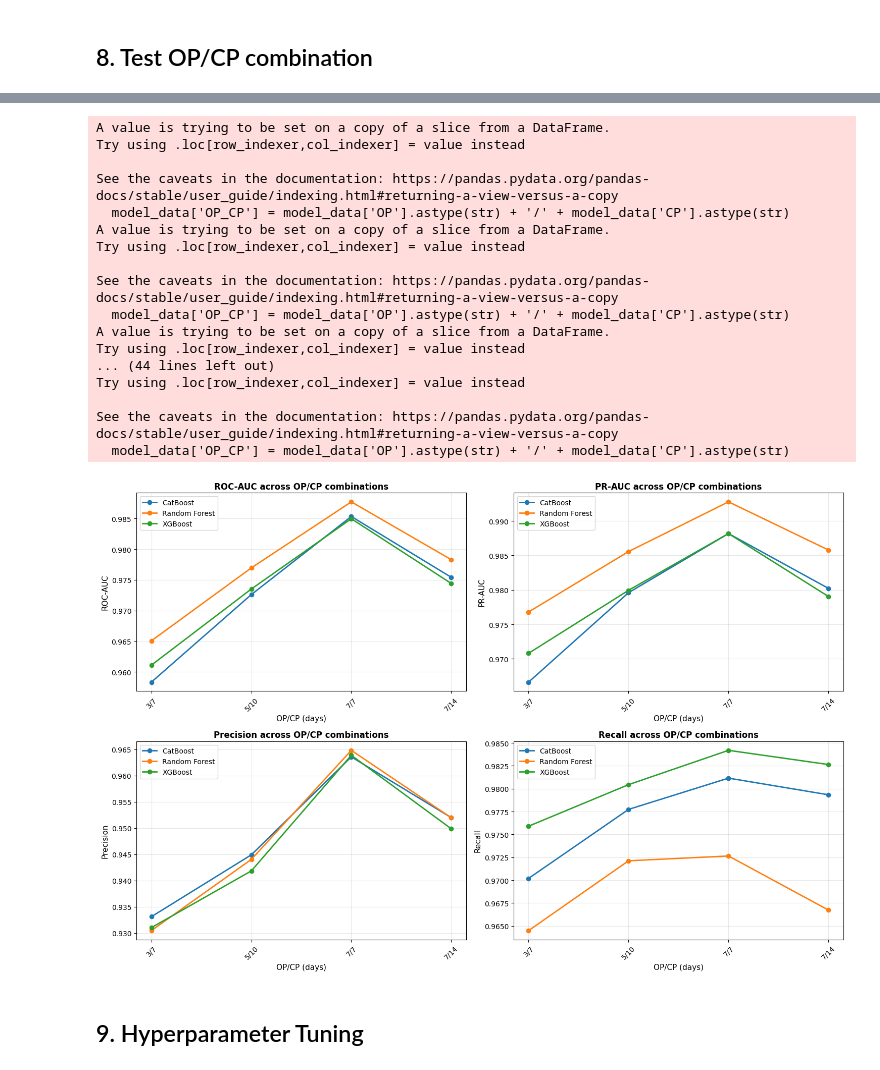
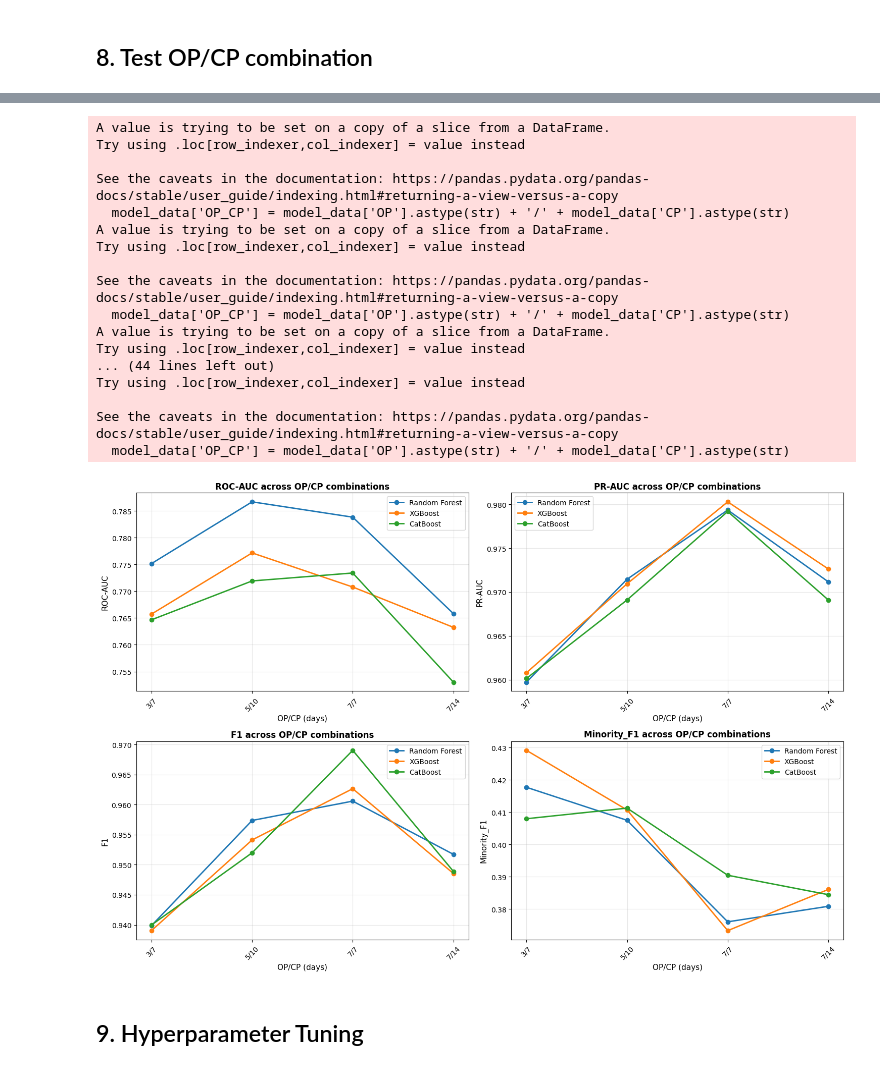
Before and after one commit to catherine0911/Customer-Data, a Jupyter notebook: Group project.ipynb, the cells around one changed output, grey strips where cells are left out. Cells and saved outputs as stored; diff of their text form; code cells hidden in the pictures.

```diff
--- a/Group project.ipynb
+++ b/Group project.ipynb
@@ -684,32 +719,36 @@ X_test_step1 = pd.DataFrame(X_test, columns=selected_features)
 # %%
 # Step 2: Correlation Analysis
-corr_matrix = X_step1.corr().abs()
+corr_matrix_train = X_train_step1.corr().abs()
+
 # Find pairs of highly correlated features
 high_corr_pairs = []
-for i in range(len(corr_matrix.columns)):
-    for j in range(i+1, len(corr_matrix.columns)):
-        if corr_matrix.iloc[i, j] > 0.9:  # threshold: 90% correlation
+for i in range(len(corr_matrix_train.columns)):
+    for j in range(i+1, len(corr_matrix_train.columns)):
+        if corr_matrix_train.iloc[i, j] > 0.9:
             high_corr_pairs.append({
-                'feature1': corr_matrix.columns[i],
-                'feature2': corr_matrix.columns[j],
-                'correlation': corr_matrix.iloc[i, j]
+                'feature1': corr_matrix_train.columns[i],
+                'feature2': corr_matrix_train.columns[j],
+                'correlation': corr_matrix_train.iloc[i, j]
             })
 
 print(f"  Found {len(high_corr_pairs)} highly correlated pairs (r > 0.9)")
 # For highly correlated pairs, keep the one with higher importance from Random Forest
 rf_importance = RandomForestClassifier(n_estimators=100, random_state=42, n_jobs=-1)
-rf_importance.fit(X_step1, y)
+rf_importance.fit(X_train_step1, y_train)
+importance_dict = dict(zip(X_train_step1.columns, rf_importance.feature_importances_))
 
-importance_dict = dict(zip(X_step1.columns, rf_importance.feature_importances_))
-
+# Remove lower importance features in highly correlated pairs
 features_to_remove = set()
 for pair in high_corr_pairs:
     f1, f2 = pair['feature1'], pair['feature2']
+    if f1 not in importance_dict or f2 not in importance_dict:
+        continue
     # Remove the feature with lower importance
     if importance_dict[f1] < importance_dict[f2]:
         features_to_remove.add(f1)
     else:
         features_to_remove.add(f2)
+
     print(f"  - Removing '{f1 if importance_dict[f1] < importance_dict[f2] else f2}' "
           f"(corr={pair['correlation']:.3f} with '{f2 if importance_dict[f1] < importance_dict[f2] else f1}')")
 
@@ -717,11 +756,11 @@ X_train_final = X_train_step1.drop(columns=list(features_to_remove))
 X_test_final = X_test_step1.drop(columns=list(features_to_remove))
 
 print(f"  Removed {len(features_to_remove)} correlated features")
-print(f"  Remaining: {X_step1.shape[1]} features")
+print(f"  Remaining: {X_train_final.shape[1]} features")
 
 # Heatmap of remaining features correlation
 plt.figure(figsize=(12, 10))
-sns.heatmap(X_final.corr(), cmap='coolwarm', center=0, annot=False, fmt=".2f")
+sns.heatmap(X_train_final.corr(), cmap='coolwarm', center=0, annot=False, fmt=".2f")
 plt.title('Correlation Matrix of Selected Features')
 plt.show()
 # %% [output]
@@ -1247,9 +785,8 @@ ValueError: X has 25 features, but RandomForestClassifier is expecting 34 featur
 # %%
-#Handle class imbalance with SMOTE
-smote = SMOTE(random_state=42)
-X_train, y_train = smote.fit_resample(X_train_final, y_train)
+# Address class imbalance with SMOTEENN
+smt = SMOTEENN(random_state=42, sampling_strategy=0.5)
+X_train_res, y_train_res = smt.fit_resample(X_train_final, y_train)
 
-print(f"Training set size: {len(X_train)}")
-print(f"Test set size: {len(X_test)}")
-print("Churn distribution in training set:",y_train.value_counts(normalize=True))
+print("Churn distribution in training set after resampling:")
+print(y_train_res.value_counts(normalize=True))
 # %% [output]
@@ -1593,7 +1306,7 @@ SUMMARY OF ALL RESULTS
 # %%
-## 6. Visualize OP/CP Comparison Results
+# Visualization
 fig, axes = plt.subplots(2, 2, figsize=(15, 10))
-metrics = ['ROC-AUC', 'PR-AUC', 'Precision', 'Recall']
+metrics = ['ROC-AUC', 'PR-AUC', 'F1', 'Minority_F1']
 
 for idx, metric in enumerate(metrics):
     ax = axes[idx // 2, idx % 2]
@@ -1603,33 +1316,33 @@ for idx, metric in enumerate(metrics):
         model_data['OP_CP'] = model_data['OP'].astype(str) + '/' + model_data['CP'].astype(str)
         ax.plot(model_data['OP_CP'], model_data[metric], marker='o', linewidth=2, label=model)
 
     ax.set_xlabel('OP/CP (days)', fontsize=11)
     ax.set_ylabel(metric, fontsize=11)
     ax.set_title(f'{metric} across OP/CP combinations', fontsize=12, fontweight='bold')
     ax.legend()
     ax.grid(True, alpha=0.3)
     ax.tick_params(axis='x', rotation=45)
 
 plt.tight_layout()
 plt.show()
 # %% [output]
 A value is trying to be set on a copy of a slice from a DataFrame.
 Try using .loc[row_indexer,col_indexer] = value instead
 
 See the caveats in the documentation: https://pandas.pydata.org/pandas-docs/stable/user_guide/indexing.html#returning-a-view-versus-a-copy
   model_data['OP_CP'] = model_data['OP'].astype(str) + '/' + model_data['CP'].astype(str)
 A value is trying to be set on a copy of a slice from a DataFrame.
 Try using .loc[row_indexer,col_indexer] = value instead
 
 See the caveats in the documentation: https://pandas.pydata.org/pandas-docs/stable/user_guide/indexing.html#returning-a-view-versus-a-copy
   model_data['OP_CP'] = model_data['OP'].astype(str) + '/' + model_data['CP'].astype(str)
 A value is trying to be set on a copy of a slice from a DataFrame.
 Try using .loc[row_indexer,col_indexer] = value instead
 ... (44 lines left out)
 Try using .loc[row_indexer,col_indexer] = value instead
 
 See the caveats in the documentation: https://pandas.pydata.org/pandas-docs/stable/user_guide/indexing.html#returning-a-view-versus-a-copy
   model_data['OP_CP'] = model_data['OP'].astype(str) + '/' + model_data['CP'].astype(str)
-[figure, old version]
+[figure, new version]
 # %% [markdown]
 ## 9. Hyperparameter Tuning
```
Also changed, not shown: parts of 29 cells of this notebook, 5 other files.
